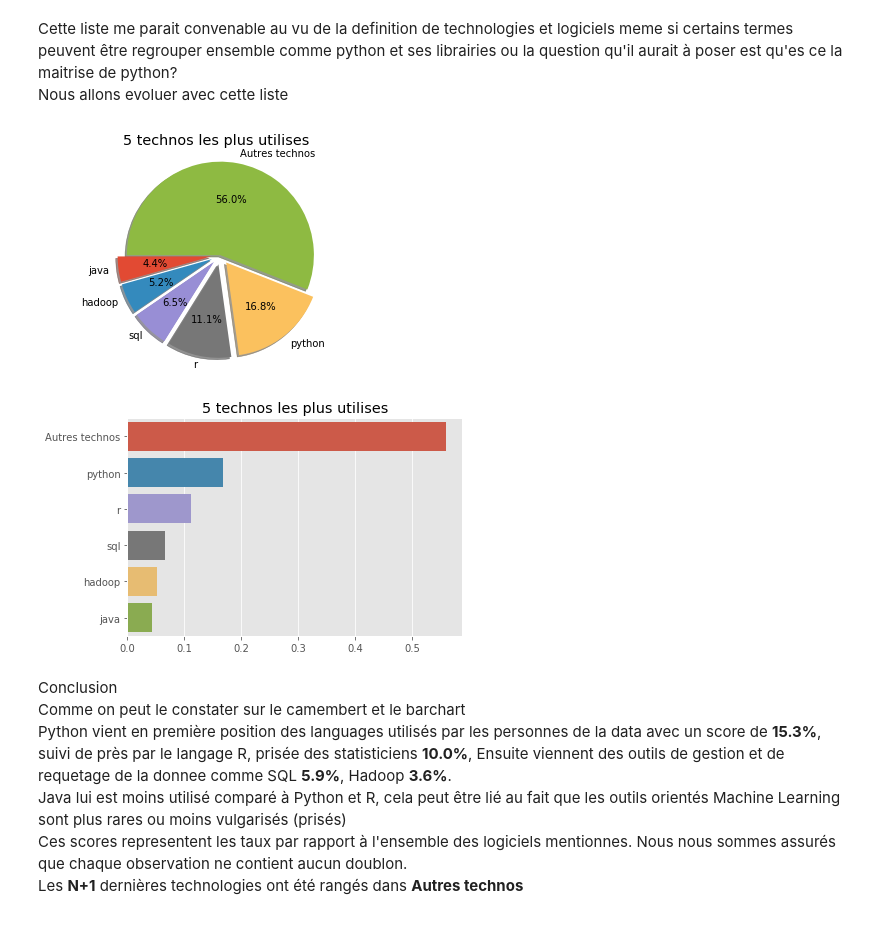
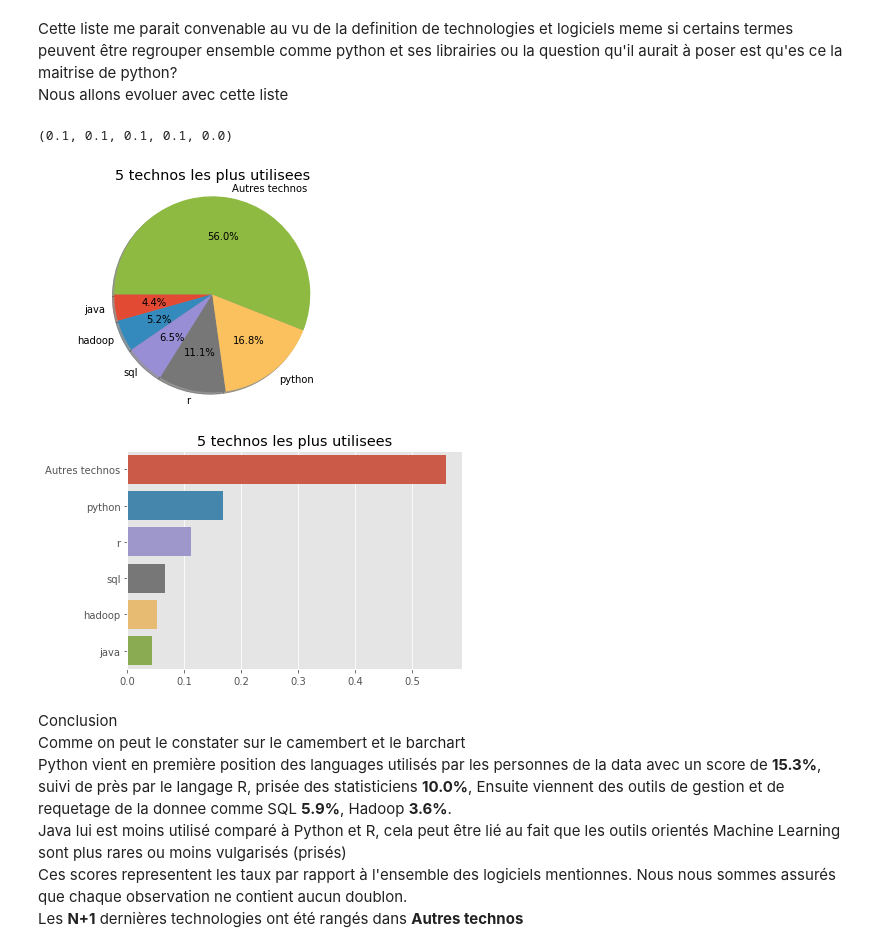
Before and after one commit to AngeKouame/AGILA-DATASET, a Jupyter notebook: Test_Technique_ML.ipynb, the cells around one changed output. Drawn from its saved outputs; the diff is of its cells as text; code cells hidden in the pictures.

```diff
--- a/Test_Technique_ML.ipynb
+++ b/Test_Technique_ML.ipynb
@@ -354,6 +341,13 @@ liste unique des logiciels:
 Cette liste me parait convenable au vu de la definition de technologies et logiciels meme si certains termes peuvent être regrouper ensemble comme python et ses librairies ou la question qu'il aurait à poser est
 qu'es ce la maitrise de python?
 <br> Nous allons evoluer avec cette liste
+# %%
+v = np.zeros(5)
+v[0:5-1] = 0.1
+v = tuple(v)
+v
+# %% [output]
+(0.1, 0.1, 0.1, 0.1, 0.0)
 # %%
 def plotting_most_used_technologies(number, liste_technologies):
     """
@@ -371,41 +365,45 @@ def plotting_most_used_technologies(number, liste_technologies):
     # Avoir les noms de ces technologies
     n_used_techno_names = techno_names[n_used_techno_index]
     # Regrouper toutes les autres technologies dans une grosse categorie appelee Autres
     n_used_techno_count = techno_count[n_used_techno_index]
     n_used_techno_count = np.append(n_used_techno_count,
                                     len(liste_technologies)-sum(n_used_techno_count))
 
     n_used_techno_names = np.append(n_used_techno_names, "Autres technos") #rajouter les autres qu'on a pas comptabiliser
-    explode = (0.1, 0.1, 0.1, 0.1,0.1,0)
+    explode = np.zeros(number)
+    explode[0:number-1] = 0.1
+    explode = tuple(explode)
     fig1, ax1 = plt.subplots()
-    ax1.pie(n_used_techno_count, explode=explode, labels=n_used_techno_names, autopct='%1.1f%%',
+    ax1.pie(n_used_techno_count, labels=n_used_techno_names, autopct='%1.1f%%',
             shadow=True, startangle=180)
     ax1.axis('equal')
-    ax1.set_title(str(number)+' technos les plus utilises')
+    ax1.set_title(str(number)+' technos les plus utilisees')
     plt.show()
 
 
 
 ##### Tracer un histograme horizontale
 def plot_horizontal_histogram(list_of_elements, elt):
     """ INPUT
     - list of elements to plot
     -list of elements to highlight
     OUPUT
     -horizontal bar chat
     """
     dataframe = pd.DataFrame(data=liste_des_logiciels_utilises, columns=['liste_elements'])
     liste_elements = dataframe['liste_elements'].\
                      value_counts(normalize=True, sort=True, ascending=False)[:elt].index
     dataframe[~dataframe.liste_elements.isin(liste_elements)] = 'Autres technos'
     ax = sb.barplot(x=dataframe['liste_elements'].value_counts(normalize=True, sort=True, ascending=False)[:elt+1].values,
                 y=dataframe['liste_elements'].value_counts(normalize=True, sort=True, ascending=False)[:elt+1].index)
-    plt.title(str(elt)+' technos les plus utilises')
-plotting_most_used_technologies(5, liste_des_logiciels_utilises)
-plot_horizontal_histogram(liste_des_logiciels_utilises, 5)
+    plt.title(str(elt)+' technos les plus utilisees')
+
+nombre_technos = 5
+plotting_most_used_technologies(nombre_technos, liste_des_logiciels_utilises)
+plot_horizontal_histogram(liste_des_logiciels_utilises, nombre_technos)
 # %% [output]
-[figure, old version]
+[figure, new version]
-[figure, old version]
+[figure, new version]
 # %% [markdown]
 Conclusion <br>Comme on peut le constater sur le camembert et le barchart <br> Python vient en première position des languages utilisés  par les personnes de la data avec un score de <b>15.3%</b>, suivi de près par le langage R, prisée des statisticiens <b>10.0%</b>, Ensuite viennent des outils de gestion et de requetage de la donnee comme SQL <b>5.9%</b>, Hadoop <b>3.6%</b>. <br> Java lui est moins utilisé comparé à Python et R, cela peut être lié au fait que les outils orientés Machine Learning sont plus rares ou moins vulgarisés (prisés)
 <br> Ces scores representent les taux par rapport à l'ensemble des logiciels mentionnes. Nous nous sommes assurés que chaque observation ne contient aucun doublon. <br> Les <b>N+1</b> dernières technologies ont été rangés dans <b> Autres technos </b>
```
Also changed, not shown: parts of 58 cells of this notebook.
